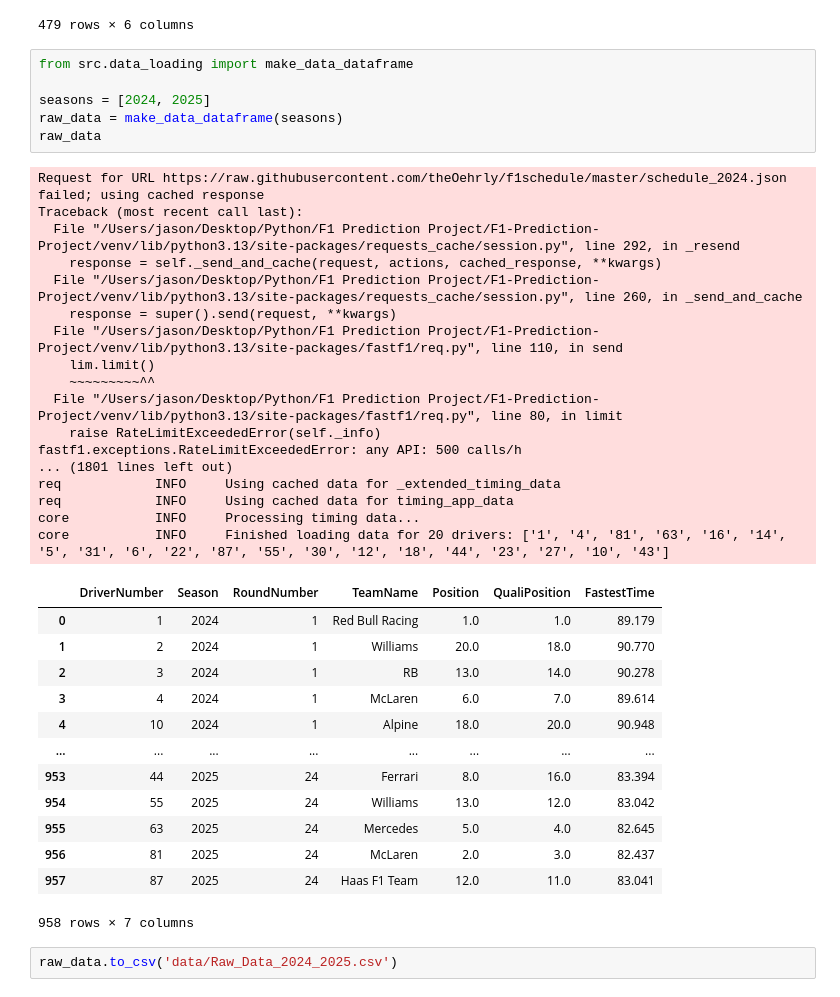
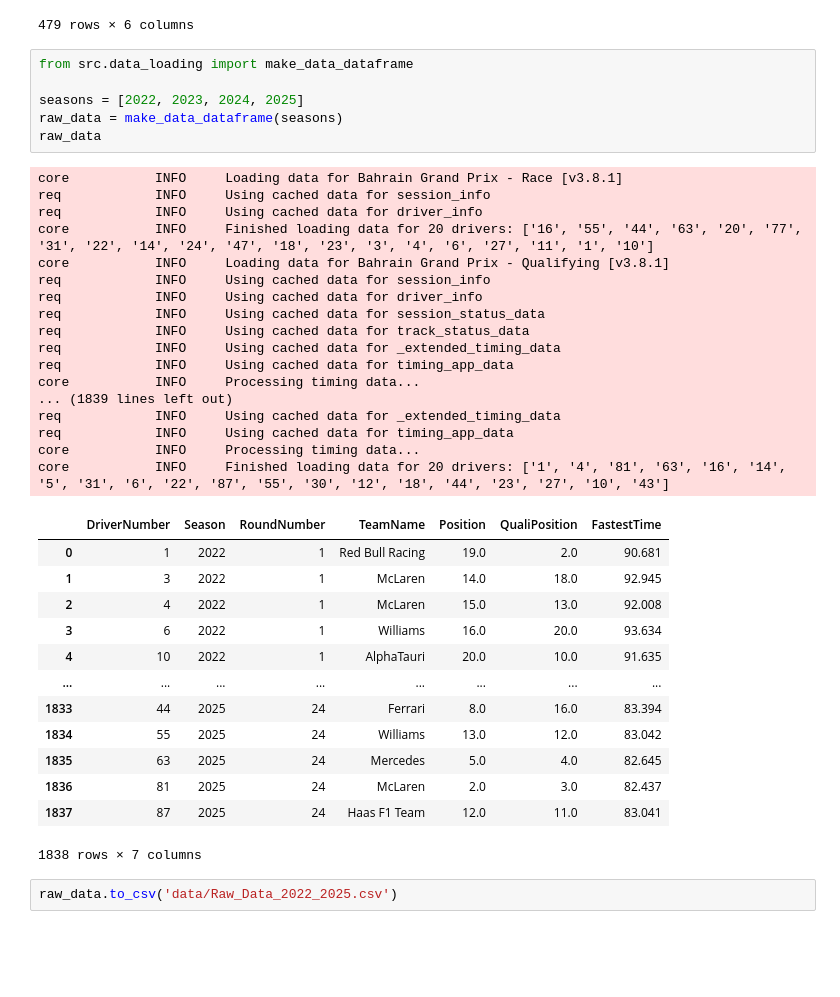
Before and after one commit to jifor/F1-Prediction-Project, a Jupyter notebook: data_testing.ipynb, the cells around one changed output. Cells and saved outputs as stored; diff of their text form; blank space fills up the shorter version.

```diff
--- a/data_testing.ipynb
+++ b/data_testing.ipynb
@@ -1638,39 +1638,39 @@ core           INFO     Finished loading data for 20 drivers: ['1', '4', '81', '
 # %%
 from src.data_loading import make_data_dataframe
 
-seasons = [2024, 2025]
+seasons = [2022, 2023, 2024, 2025]
 raw_data = make_data_dataframe(seasons)
 raw_data
 # %% [output]
-Request for URL https://raw.githubusercontent.com/theOehrly/f1schedule/master/schedule_2024.json failed; using cached response
-Traceback (most recent call last):
-  File "/Users/jason/Desktop/Python/F1 Prediction Project/F1-Prediction-Project/venv/lib/python3.13/site-packages/requests_cache/session.py", line 292, in _resend
-    response = self._send_and_cache(request, actions, cached_response, **kwargs)
-  File "/Users/jason/Desktop/Python/F1 Prediction Project/F1-Prediction-Project/venv/lib/python3.13/site-packages/requests_cache/session.py", line 260, in _send_and_cache
-    response = super().send(request, **kwargs)
-  File "/Users/jason/Desktop/Python/F1 Prediction Project/F1-Prediction-Project/venv/lib/python3.13/site-packages/fastf1/req.py", line 110, in send
-    lim.limit()
-    ~~~~~~~~~^^
-  File "/Users/jason/Desktop/Python/F1 Prediction Project/F1-Prediction-Project/venv/lib/python3.13/site-packages/fastf1/req.py", line 80, in limit
-    raise RateLimitExceededError(self._info)
-fastf1.exceptions.RateLimitExceededError: any API: 500 calls/h
-... (1801 lines left out)
+core           INFO     Loading data for Bahrain Grand Prix - Race [v3.8.1]
+req            INFO     Using cached data for session_info
+req            INFO     Using cached data for driver_info
+core           INFO     Finished loading data for 20 drivers: ['16', '55', '44', '63', '20', '77', '31', '22', '14', '24', '47', '18', '23', '3', '4', '6', '27', '11', '1', '10']
+core           INFO     Loading data for Bahrain Grand Prix - Qualifying [v3.8.1]
+req            INFO     Using cached data for session_info
+req            INFO     Using cached data for driver_info
+req            INFO     Using cached data for session_status_data
+req            INFO     Using cached data for track_status_data
+req            INFO     Using cached data for _extended_timing_data
+req            INFO     Using cached data for timing_app_data
+core           INFO     Processing timing data...
+... (1839 lines left out)
 req            INFO     Using cached data for _extended_timing_data
 req            INFO     Using cached data for timing_app_data
 core           INFO     Processing timing data...
 core           INFO     Finished loading data for 20 drivers: ['1', '4', '81', '63', '16', '14', '5', '31', '6', '22', '87', '55', '30', '12', '18', '44', '23', '27', '10', '43']
 |  | DriverNumber | Season | RoundNumber | TeamName | Position | QualiPosition | FastestTime |
-| 0 | 1 | 2024 | 1 | Red Bull Racing | 1.0 | 1.0 | 89.179 |
-| 1 | 2 | 2024 | 1 | Williams | 20.0 | 18.0 | 90.770 |
-| 2 | 3 | 2024 | 1 | RB | 13.0 | 14.0 | 90.278 |
-| 3 | 4 | 2024 | 1 | McLaren | 6.0 | 7.0 | 89.614 |
-| 4 | 10 | 2024 | 1 | Alpine | 18.0 | 20.0 | 90.948 |
+| 0 | 1 | 2022 | 1 | Red Bull Racing | 19.0 | 2.0 | 90.681 |
+| 1 | 3 | 2022 | 1 | McLaren | 14.0 | 18.0 | 92.945 |
+| 2 | 4 | 2022 | 1 | McLaren | 15.0 | 13.0 | 92.008 |
+| 3 | 6 | 2022 | 1 | Williams | 16.0 | 20.0 | 93.634 |
+| 4 | 10 | 2022 | 1 | AlphaTauri | 20.0 | 10.0 | 91.635 |
 | ... | ... | ... | ... | ... | ... | ... | ... |
-| 953 | 44 | 2025 | 24 | Ferrari | 8.0 | 16.0 | 83.394 |
-| 954 | 55 | 2025 | 24 | Williams | 13.0 | 12.0 | 83.042 |
-| 955 | 63 | 2025 | 24 | Mercedes | 5.0 | 4.0 | 82.645 |
-| 956 | 81 | 2025 | 24 | McLaren | 2.0 | 3.0 | 82.437 |
-| 957 | 87 | 2025 | 24 | Haas F1 Team | 12.0 | 11.0 | 83.041 |
+| 1833 | 44 | 2025 | 24 | Ferrari | 8.0 | 16.0 | 83.394 |
+| 1834 | 55 | 2025 | 24 | Williams | 13.0 | 12.0 | 83.042 |
+| 1835 | 63 | 2025 | 24 | Mercedes | 5.0 | 4.0 | 82.645 |
+| 1836 | 81 | 2025 | 24 | McLaren | 2.0 | 3.0 | 82.437 |
+| 1837 | 87 | 2025 | 24 | Haas F1 Team | 12.0 | 11.0 | 83.041 |
-958 rows × 7 columns
+1838 rows × 7 columns
 # %%
-raw_data.to_csv('data/Raw_Data_2024_2025.csv')
+raw_data.to_csv('data/Raw_Data_2022_2025.csv')
```
Also changed, not shown: parts of 4 cells of this notebook, 11 other files.
